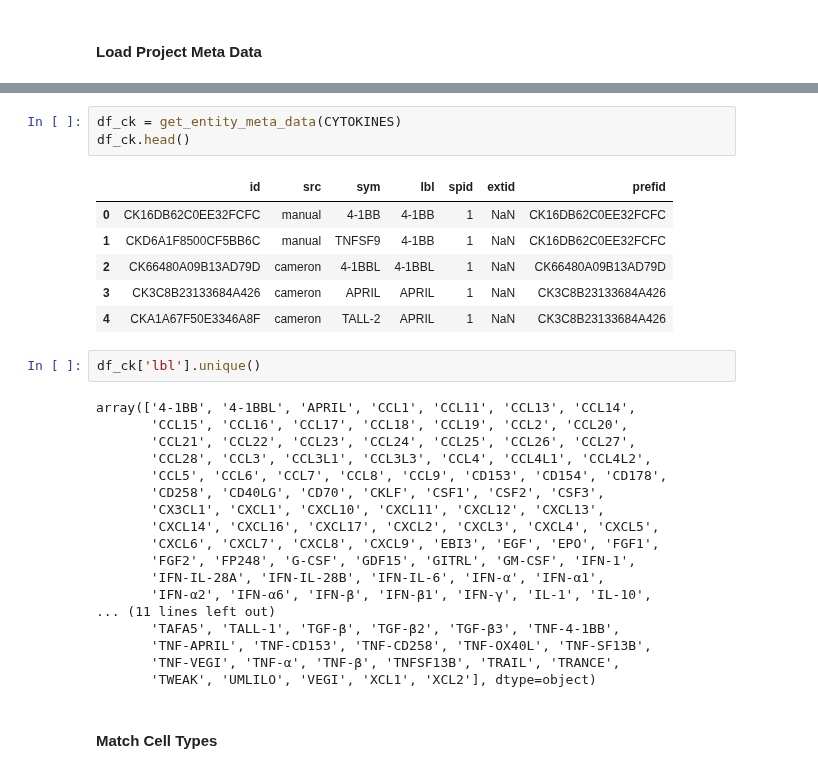
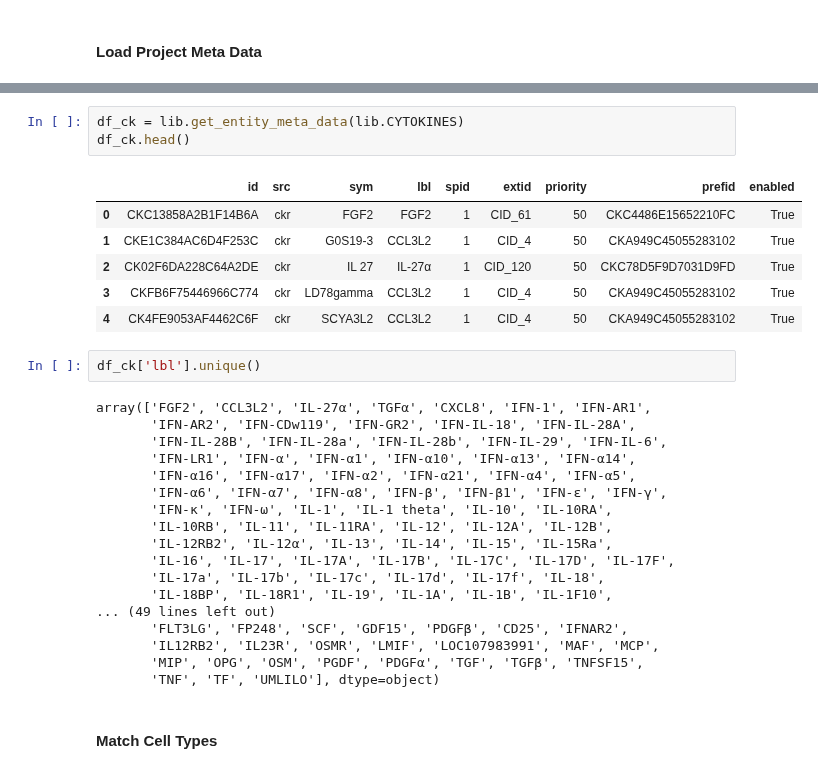
Before and after one commit to hammerlab/t-cell-relation-extraction, a Jupyter notebook: pipeline/04-immunexpresso.ipynb, the cells around one changed output, grey strips where cells are left out. Cells and saved outputs as stored; diff of their text form.

```diff
--- a/pipeline/04-immunexpresso.ipynb
+++ b/pipeline/04-immunexpresso.ipynb
@@ -241,33 +256,33 @@ array(['DETC', 'IEL', 'MAIT', 'NKT', 'TCM', 'TEFF', 'TEM', 'TEMRA',
 # %%
-df_ck = get_entity_meta_data(CYTOKINES)
+df_ck = lib.get_entity_meta_data(lib.CYTOKINES)
 df_ck.head()
 # %% [output]
-|  | id | src | sym | lbl | spid | extid | prefid |
-| 0 | CK16DB62C0EE32FCFC | manual | 4-1BB | 4-1BB | 1 | NaN | CK16DB62C0EE32FCFC |
-| 1 | CKD6A1F8500CF5BB6C | manual | TNFSF9 | 4-1BB | 1 | NaN | CK16DB62C0EE32FCFC |
-| 2 | CK66480A09B13AD79D | cameron | 4-1BBL | 4-1BBL | 1 | NaN | CK66480A09B13AD79D |
-| 3 | CK3C8B23133684A426 | cameron | APRIL | APRIL | 1 | NaN | CK3C8B23133684A426 |
-| 4 | CKA1A67F50E3346A8F | cameron | TALL-2 | APRIL | 1 | NaN | CK3C8B23133684A426 |
+|  | id | src | sym | lbl | spid | extid | priority | prefid | enabled |
+| 0 | CKC13858A2B1F14B6A | ckr | FGF2 | FGF2 | 1 | CID_61 | 50 | CKC4486E15652210FC | True |
+| 1 | CKE1C384AC6D4F253C | ckr | G0S19-3 | CCL3L2 | 1 | CID_4 | 50 | CKA949C45055283102 | True |
+| 2 | CK02F6DA228C64A2DE | ckr | IL 27 | IL-27α | 1 | CID_120 | 50 | CKC78D5F9D7031D9FD | True |
+| 3 | CKFB6F75446966C774 | ckr | LD78gamma | CCL3L2 | 1 | CID_4 | 50 | CKA949C45055283102 | True |
+| 4 | CK4FE9053AF4462C6F | ckr | SCYA3L2 | CCL3L2 | 1 | CID_4 | 50 | CKA949C45055283102 | True |
 # %%
 df_ck['lbl'].unique()
 # %% [output]
-array(['4-1BB', '4-1BBL', 'APRIL', 'CCL1', 'CCL11', 'CCL13', 'CCL14',
-       'CCL15', 'CCL16', 'CCL17', 'CCL18', 'CCL19', 'CCL2', 'CCL20',
-       'CCL21', 'CCL22', 'CCL23', 'CCL24', 'CCL25', 'CCL26', 'CCL27',
-       'CCL28', 'CCL3', 'CCL3L1', 'CCL3L3', 'CCL4', 'CCL4L1', 'CCL4L2',
-       'CCL5', 'CCL6', 'CCL7', 'CCL8', 'CCL9', 'CD153', 'CD154', 'CD178',
-       'CD258', 'CD40LG', 'CD70', 'CKLF', 'CSF1', 'CSF2', 'CSF3',
-       'CX3CL1', 'CXCL1', 'CXCL10', 'CXCL11', 'CXCL12', 'CXCL13',
-       'CXCL14', 'CXCL16', 'CXCL17', 'CXCL2', 'CXCL3', 'CXCL4', 'CXCL5',
-       'CXCL6', 'CXCL7', 'CXCL8', 'CXCL9', 'EBI3', 'EGF', 'EPO', 'FGF1',
-       'FGF2', 'FP248', 'G-CSF', 'GDF15', 'GITRL', 'GM-CSF', 'IFN-1',
-       'IFN-IL-28A', 'IFN-IL-28B', 'IFN-IL-6', 'IFN-α', 'IFN-α1',
-       'IFN-α2', 'IFN-α6', 'IFN-β', 'IFN-β1', 'IFN-γ', 'IL-1', 'IL-10',
-... (11 lines left out)
-       'TAFA5', 'TALL-1', 'TGF-β', 'TGF-β2', 'TGF-β3', 'TNF-4-1BB',
-       'TNF-APRIL', 'TNF-CD153', 'TNF-CD258', 'TNF-OX40L', 'TNF-SF13B',
-       'TNF-VEGI', 'TNF-α', 'TNF-β', 'TNFSF13B', 'TRAIL', 'TRANCE',
-       'TWEAK', 'UMLILO', 'VEGI', 'XCL1', 'XCL2'], dtype=object)
+array(['FGF2', 'CCL3L2', 'IL-27α', 'TGFα', 'CXCL8', 'IFN-1', 'IFN-AR1',
+       'IFN-AR2', 'IFN-CDw119', 'IFN-GR2', 'IFN-IL-18', 'IFN-IL-28A',
+       'IFN-IL-28B', 'IFN-IL-28a', 'IFN-IL-28b', 'IFN-IL-29', 'IFN-IL-6',
+       'IFN-LR1', 'IFN-α', 'IFN-α1', 'IFN-α10', 'IFN-α13', 'IFN-α14',
+       'IFN-α16', 'IFN-α17', 'IFN-α2', 'IFN-α21', 'IFN-α4', 'IFN-α5',
+       'IFN-α6', 'IFN-α7', 'IFN-α8', 'IFN-β', 'IFN-β1', 'IFN-ε', 'IFN-γ',
+       'IFN-κ', 'IFN-ω', 'IL-1', 'IL-1 theta', 'IL-10', 'IL-10RA',
+       'IL-10RB', 'IL-11', 'IL-11RA', 'IL-12', 'IL-12A', 'IL-12B',
+       'IL-12RB2', 'IL-12α', 'IL-13', 'IL-14', 'IL-15', 'IL-15Ra',
+       'IL-16', 'IL-17', 'IL-17A', 'IL-17B', 'IL-17C', 'IL-17D', 'IL-17F',
+       'IL-17a', 'IL-17b', 'IL-17c', 'IL-17d', 'IL-17f', 'IL-18',
+       'IL-18BP', 'IL-18R1', 'IL-19', 'IL-1A', 'IL-1B', 'IL-1F10',
+... (49 lines left out)
+       'FLT3LG', 'FP248', 'SCF', 'GDF15', 'PDGFβ', 'CD25', 'IFNAR2',
+       'IL12RB2', 'IL23R', 'OSMR', 'LMIF', 'LOC107983991', 'MAF', 'MCP',
+       'MIP', 'OPG', 'OSM', 'PGDF', 'PDGFα', 'TGF', 'TGFβ', 'TNFSF15',
+       'TNF', 'TF', 'UMLILO'], dtype=object)
 # %% [markdown]
 #### Match Cell Types
 # %%
```
Also changed, not shown: parts of 21 cells of this notebook, 11 other files.
